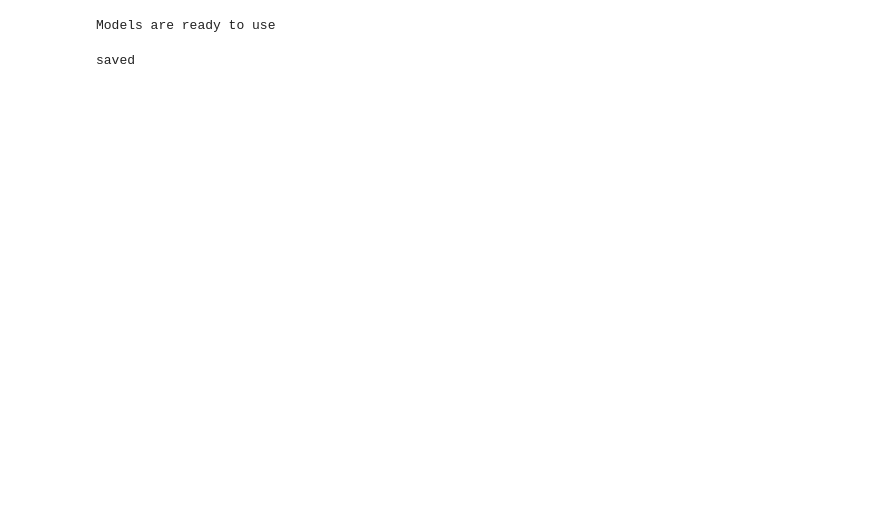
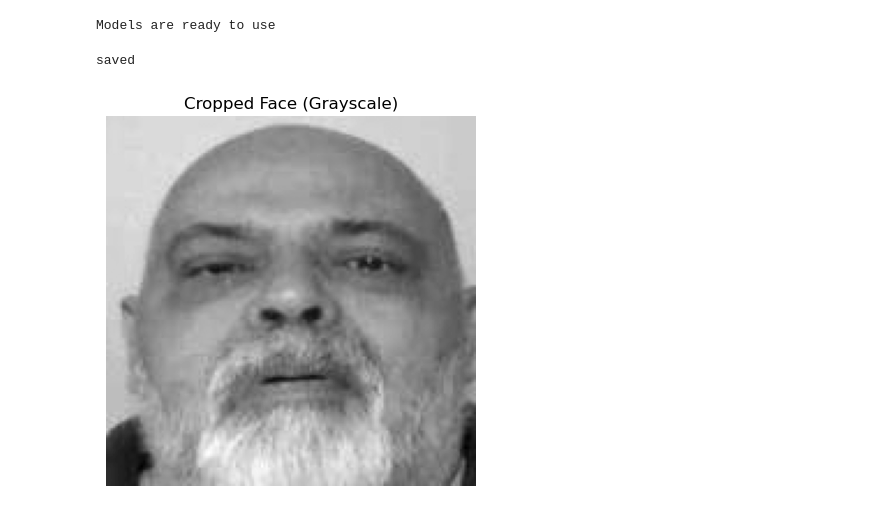
Before and after one commit to shrpatki/CNS_Facial_Stroke_Detection, a Jupyter notebook: facial_stroke.ipynb, the cells around one changed output. Saved outputs shown, nothing was run; the diff lists cells and outputs as text; code cells hidden in the pictures; blank space fills up the shorter version.

Commit message:
Added image display, change image to grayscale. Need to modify to not save images and execute directly

```diff
--- a/facial_stroke.ipynb
+++ b/facial_stroke.ipynb
@@ -29,3 +29,25 @@ img_probs = resnet(img_cropped.unsqueeze(0))
 print("saved")
 # %% [output]
 saved
+# %%
+import matplotlib.pyplot as plt
+import matplotlib.image as mpimg
+import os
+
+if os.path.exists(save_path):
+    img = mpimg.imread(save_path)
+
+    if img.ndim == 3 and img.shape[2] == 3:
+        # Use luminosity method: Y = 0.299 R + 0.587 G + 0.114 B
+        img_gray = img[:, :, 0]*0.299 + img[:, :, 1]*0.587 + img[:, :, 2]*0.114
+    else:
+        img_gray = img  # already grayscale
+
+    plt.imshow(img_gray, cmap='gray')
+    plt.axis('off')
+    plt.title("Cropped Face (Grayscale)")
+    plt.show()
+else:
+    print("File not found at:", save_path)
+# %% [output]
+[figure, added]
```
